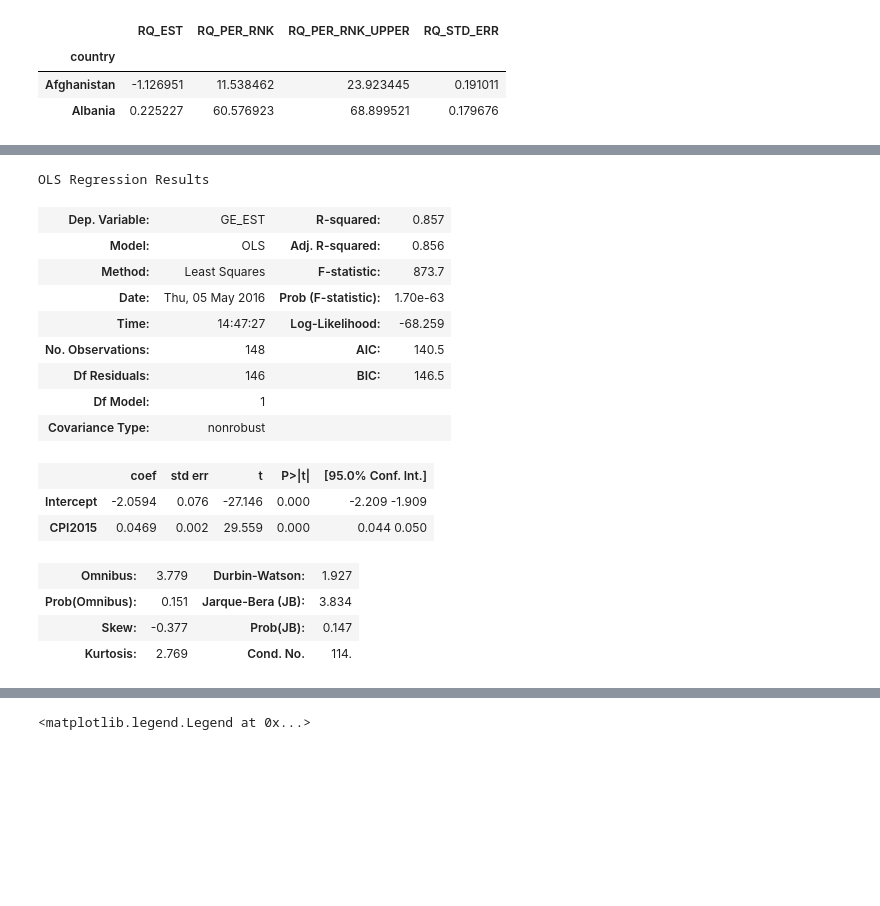
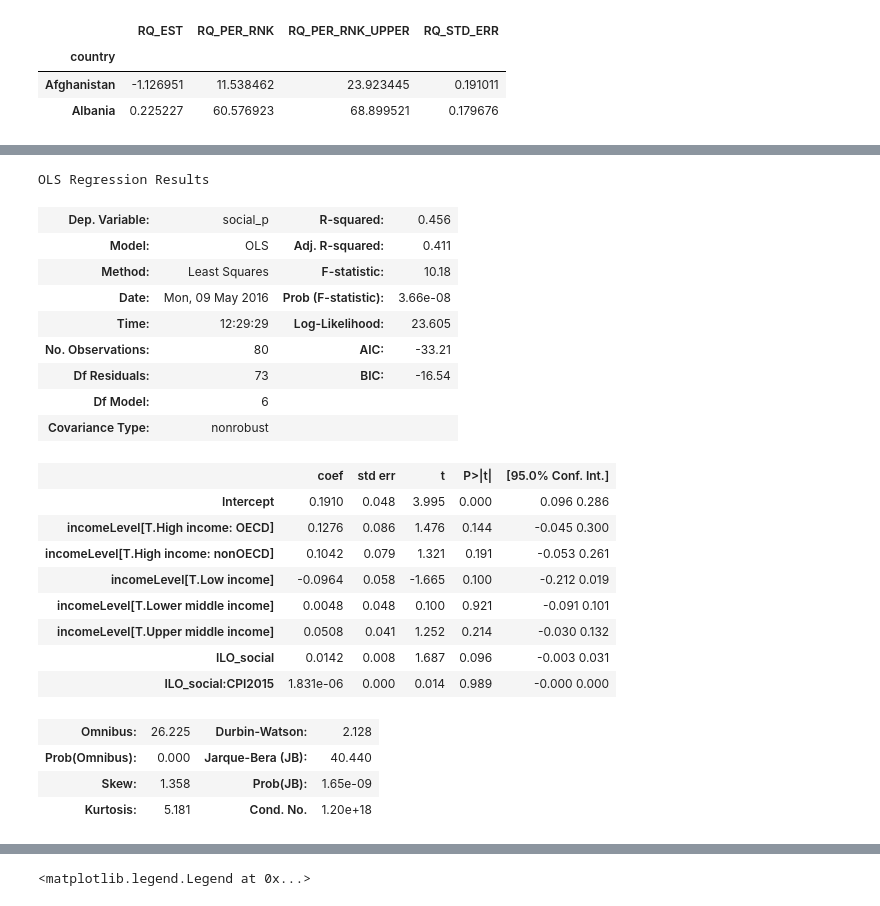
Before and after one commit to adrivsh/wb_social_transfers, a Jupyter notebook: social protection and governance analysis.ipynb, the cells around one changed output, grey strips where cells are left out. Saved outputs shown, nothing was run; the diff lists cells and outputs as text; code cells hidden in the pictures; blank space fills up the shorter version.

```diff
--- a/social protection and governance analysis.ipynb
+++ b/social protection and governance analysis.ipynb
@@ -89,3 +89,10 @@ gdp.rename(columns={'GDP per cap, PPP':'gdp'}, inplace=True)
 # %%
 country_cat = pd.read_csv('Datasets/WB country_categories.csv', index_col='name', encoding='utf-8')['incomeLevel']
-country_cat.rename('inclev', inplace=True);
+# %%
+country_income_dict = {'Low income':'low','Lower middle income':'middle','Upper middle income':'middle',
+                       'High income: nonOECD':'high', 'High income: OECD':'high'}
+# %%
+country_income = pd.DataFrame(country_cat)
+country_income.replace(country_income_dict, inplace=True)
+country_income.rename(columns={'incomeLevel':'income'}, inplace=True)
+country_income
@@ -99,6 +126,6 @@ gini.rename(columns={'SI.POV.GINI - Gini Index':'gini'}, inplace=True)
 # %%
-df_stats = pd.concat([df_social, PV, GE, RQ, CPI['CPI2015'], rem, gdp, country_cat, gini], axis=1)
-df_stats.drop(['Africa','Arab World', 'Caribbean small states', 'Central Europe and the Baltics',
+df_stats = pd.concat([df_social, PV, GE, RQ, CPI['CPI2015'], rem, gdp, country_cat, country_income, gini], axis=1)
+df_stats.drop(['Africa','Arab World','Andean Region', 'Caribbean small states', 'Central Europe and the Baltics',
                'East Asia & Pacific (all income levels)', 'East Asia & Pacific (developing only)',
                'East Asia and the Pacific (IFC classification)', 'Euro area',
                'Europe & Central Asia (all income levels)', 'Europe & Central Asia (developing only)',
@@ -115,7 +142,7 @@ df_stats.drop(['Africa','Arab World', 'Caribbean small states', 'Central Europe
                'Middle East & North Africa (developing only)','Middle East (developing only)',
                'Middle East and North Africa (IFC classification)', 'Middle East & North Africa (all income levels)',
                'Middle income', 'North Africa', 'North America', 'Not classified', 'OECD members',
-               'Low & middle income', 'Low income', 'Lower middle income', 'Upper middle income'],
+               'Low & middle income', 'Low income', 'Lower middle income', 'Upper middle income','World'],
               axis=0, errors='ignore', inplace=True)
 # %%
 df_stats.head(2)
@@ -154,22 +216,28 @@ OLS Regression Results
 # %%
-regress_multiple_p = smf.ols(formula='GE_EST ~ CPI2015', data=df_stats).fit()
+regress_multiple_p = smf.ols(formula='social_p ~ ILO_social+ ILO_social:CPI2015 + incomeLevel', data=df_stats).fit()
 regress_multiple_p.params
 regress_multiple_p.summary()
 # %% [output]
 OLS Regression Results
-| Dep. Variable: | GE_EST | R-squared: | 0.857 |
-| Model: | OLS | Adj. R-squared: | 0.856 |
-| Method: | Least Squares | F-statistic: | 873.7 |
-| Date: | Thu, 05 May 2016 | Prob (F-statistic): | 1.70e-63 |
-| Time: | 14:47:27 | Log-Likelihood: | -68.259 |
-| No. Observations: | 148 | AIC: | 140.5 |
-| Df Residuals: | 146 | BIC: | 146.5 |
-| Df Model: | 1 |  |  |
+| Dep. Variable: | social_p | R-squared: | 0.456 |
+| Model: | OLS | Adj. R-squared: | 0.411 |
+| Method: | Least Squares | F-statistic: | 10.18 |
+| Date: | Mon, 09 May 2016 | Prob (F-statistic): | 3.66e-08 |
+| Time: | 12:29:29 | Log-Likelihood: | 23.605 |
+| No. Observations: | 80 | AIC: | -33.21 |
+| Df Residuals: | 73 | BIC: | -16.54 |
+| Df Model: | 6 |  |  |
 | Covariance Type: | nonrobust |  |  |
 |  | coef | std err | t | P>|t| | [95.0% Conf. Int.] |
-| Intercept | -2.0594 | 0.076 | -27.146 | 0.000 | -2.209 -1.909 |
-| CPI2015 | 0.0469 | 0.002 | 29.559 | 0.000 | 0.044 0.050 |
+| Intercept | 0.1910 | 0.048 | 3.995 | 0.000 | 0.096 0.286 |
+| incomeLevel[T.High income: OECD] | 0.1276 | 0.086 | 1.476 | 0.144 | -0.045 0.300 |
+| incomeLevel[T.High income: nonOECD] | 0.1042 | 0.079 | 1.321 | 0.191 | -0.053 0.261 |
+| incomeLevel[T.Low income] | -0.0964 | 0.058 | -1.665 | 0.100 | -0.212 0.019 |
+| incomeLevel[T.Lower middle income] | 0.0048 | 0.048 | 0.100 | 0.921 | -0.091 0.101 |
+| incomeLevel[T.Upper middle income] | 0.0508 | 0.041 | 1.252 | 0.214 | -0.030 0.132 |
+| ILO_social | 0.0142 | 0.008 | 1.687 | 0.096 | -0.003 0.031 |
+| ILO_social:CPI2015 | 1.831e-06 | 0.000 | 0.014 | 0.989 | -0.000 0.000 |
-| Omnibus: | 3.779 | Durbin-Watson: | 1.927 |
-| Prob(Omnibus): | 0.151 | Jarque-Bera (JB): | 3.834 |
-| Skew: | -0.377 | Prob(JB): | 0.147 |
-| Kurtosis: | 2.769 | Cond. No. | 114. |
+| Omnibus: | 26.225 | Durbin-Watson: | 2.128 |
+| Prob(Omnibus): | 0.000 | Jarque-Bera (JB): | 40.440 |
+| Skew: | 1.358 | Prob(JB): | 1.65e-09 |
+| Kurtosis: | 5.181 | Cond. No. | 1.20e+18 |
```
Also changed, not shown: parts of 29 cells of this notebook.
